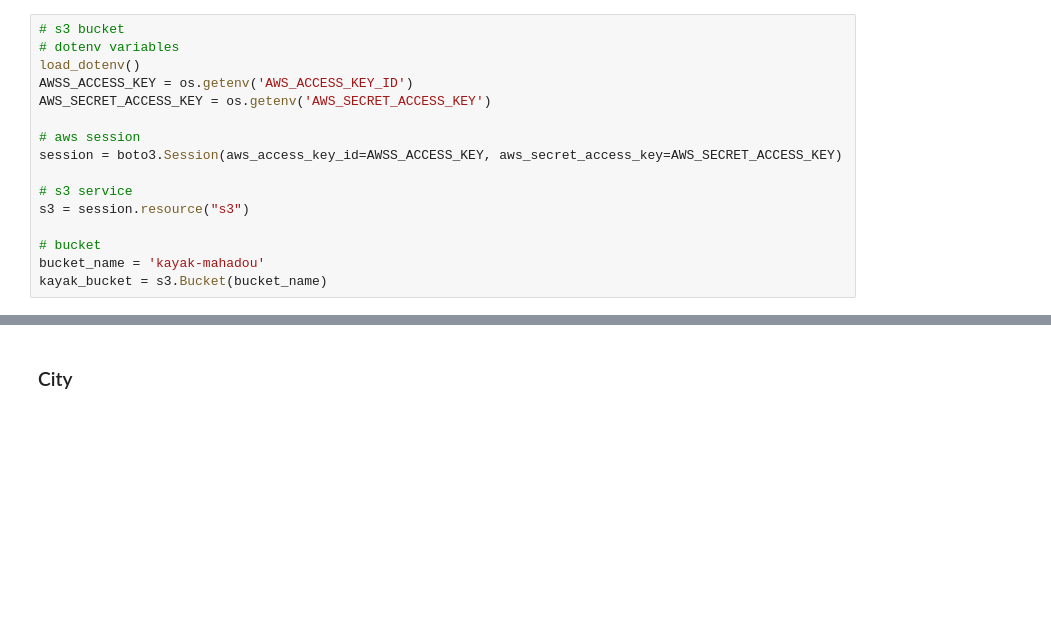
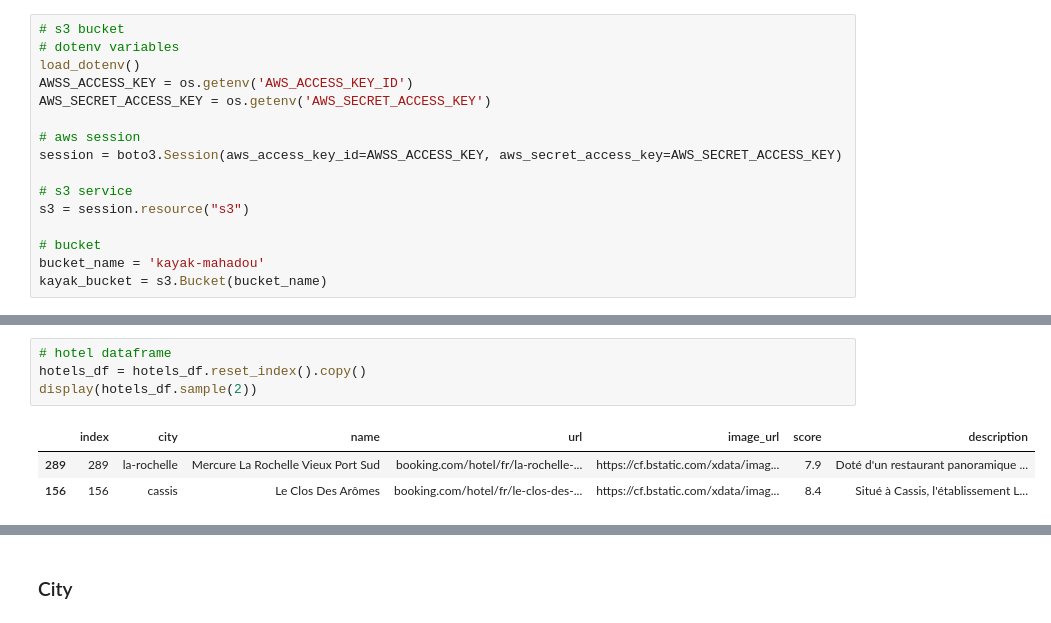
Before and after one commit to MKrouma/Jedha_Kayak, a Jupyter notebook: notebook/datawarehouse.ipynb, the cells around one changed output, grey strips where cells are left out. Drawn from its saved outputs; the diff is of its cells as text; blank space fills up the shorter version.

```diff
--- a/notebook/datawarehouse.ipynb
+++ b/notebook/datawarehouse.ipynb
@@ -134,0 +148,8 @@ display(hotels_df.sample(2))
+# %%
+# hotel dataframe
+hotels_df = hotels_df.reset_index().copy()
+display(hotels_df.sample(2))
+# %% [output]
+|  | index | city | name | url | image_url | score | description |
+| 289 | 289 | la-rochelle | Mercure La Rochelle Vieux Port Sud | booking.com/hotel/fr/la-rochelle-... | https://cf.bstatic.com/xdata/imag... | 7.9 | Doté d'un restaurant panoramique ... |
+| 156 | 156 | cassis | Le Clos Des Arômes | booking.com/hotel/fr/le-clos-des-... | https://cf.bstatic.com/xdata/imag... | 8.4 | Situé à Cassis, l'établissement L... |
```
Also changed, not shown: parts of 14 cells of this notebook.
